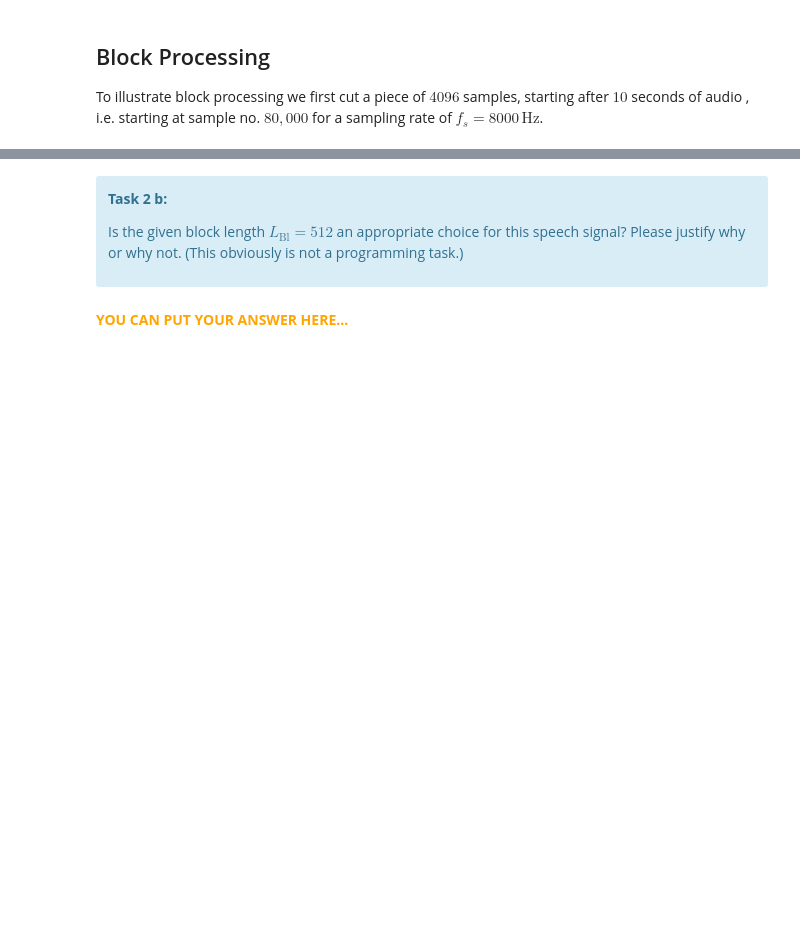
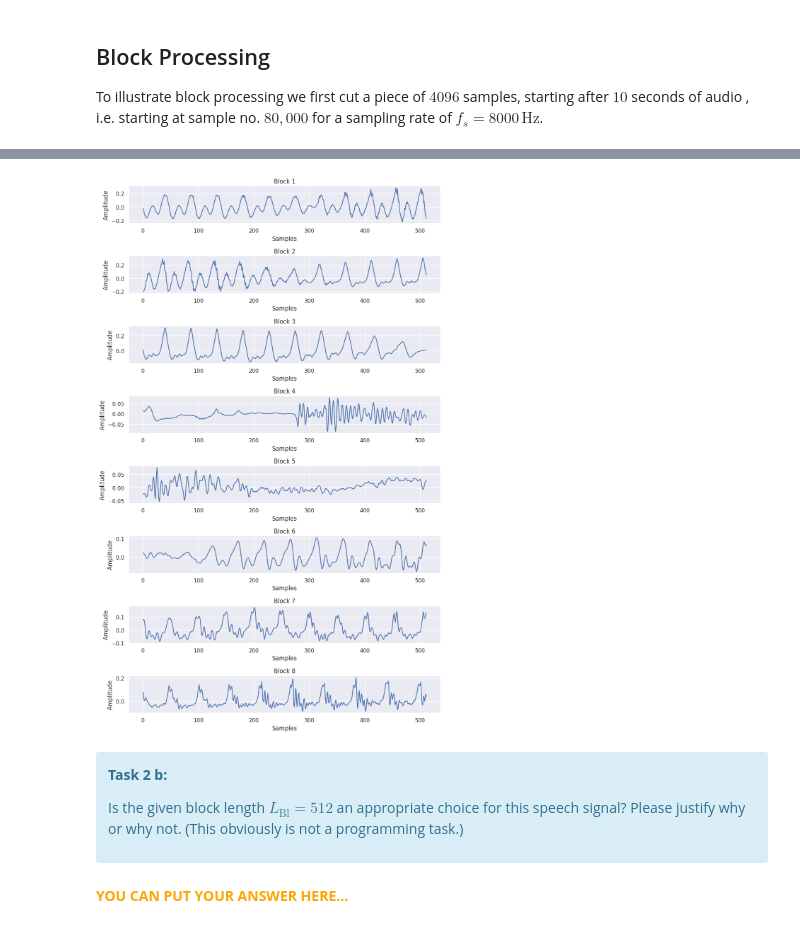
Before and after one commit to Loomeon/LED-Matrix-Clock, a Jupyter notebook: Lab-Sheets/Lab-Sheet-3.ipynb, the cells around one changed output, grey strips where cells are left out. Drawn from its saved outputs; the diff is of its cells as text; code cells hidden in the pictures; blank space fills up the shorter version.

```diff
--- a/Lab-Sheets/Lab-Sheet-3.ipynb
+++ b/Lab-Sheets/Lab-Sheet-3.ipynb
@@ -127,9 +131,28 @@ It is not expected that you do all the annotation or colours like in the figure
 # %%
 LBl   = 512                    # frame length (a.k.a. block length)
 Lov  = 1                       # frame overlap factor (e.g. 1 for no overlap, 2 for 50% overlap)
 Lhop = int(np.round(LBl/Lov)); # frame hop size
 
+N = len(x1)                    # Gesamtlänge des Signals
+num_blocks = N // LBl          # Anzahl Blöcke
+
+plt.figure(figsize=(10, 2*num_blocks))
+
+for idx, start_idx in enumerate(range(0, N - LBl + 1, Lhop)):
+    block = x1[start_idx:start_idx+LBl]
+    plt.subplot(num_blocks, 1, idx+1)
+    plt.plot(block)
+    plt.title(f'Block {idx+1}')
+    plt.xlabel('Samples')
+    plt.ylabel('Amplitude')
+
+plt.tight_layout()
+plt.show()
+
+
 # complete the code to create smaller blocks of data.
+# %% [output]
+[figure, added]
 # %% [markdown]
 <div class="alert alert-block alert-info">
 
```
Also changed, not shown: parts of 2 cells of this notebook.
